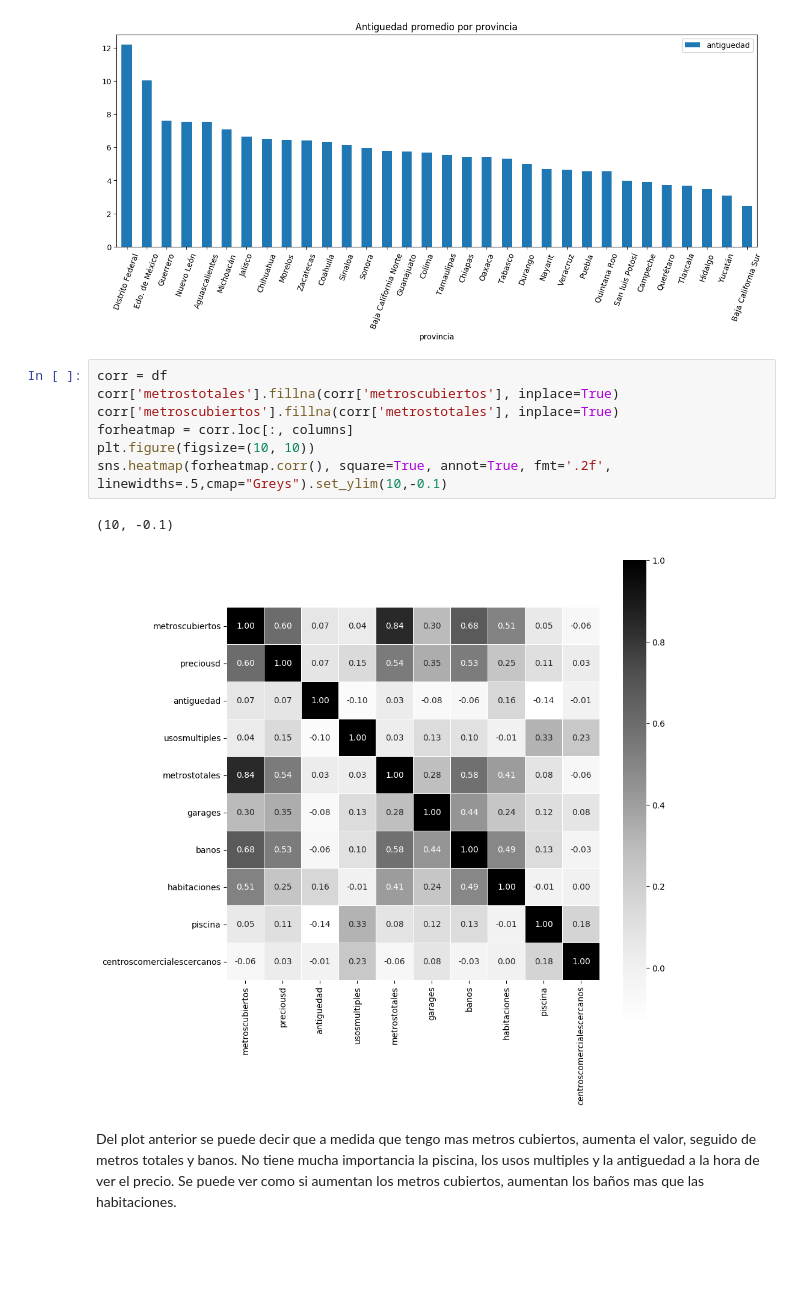
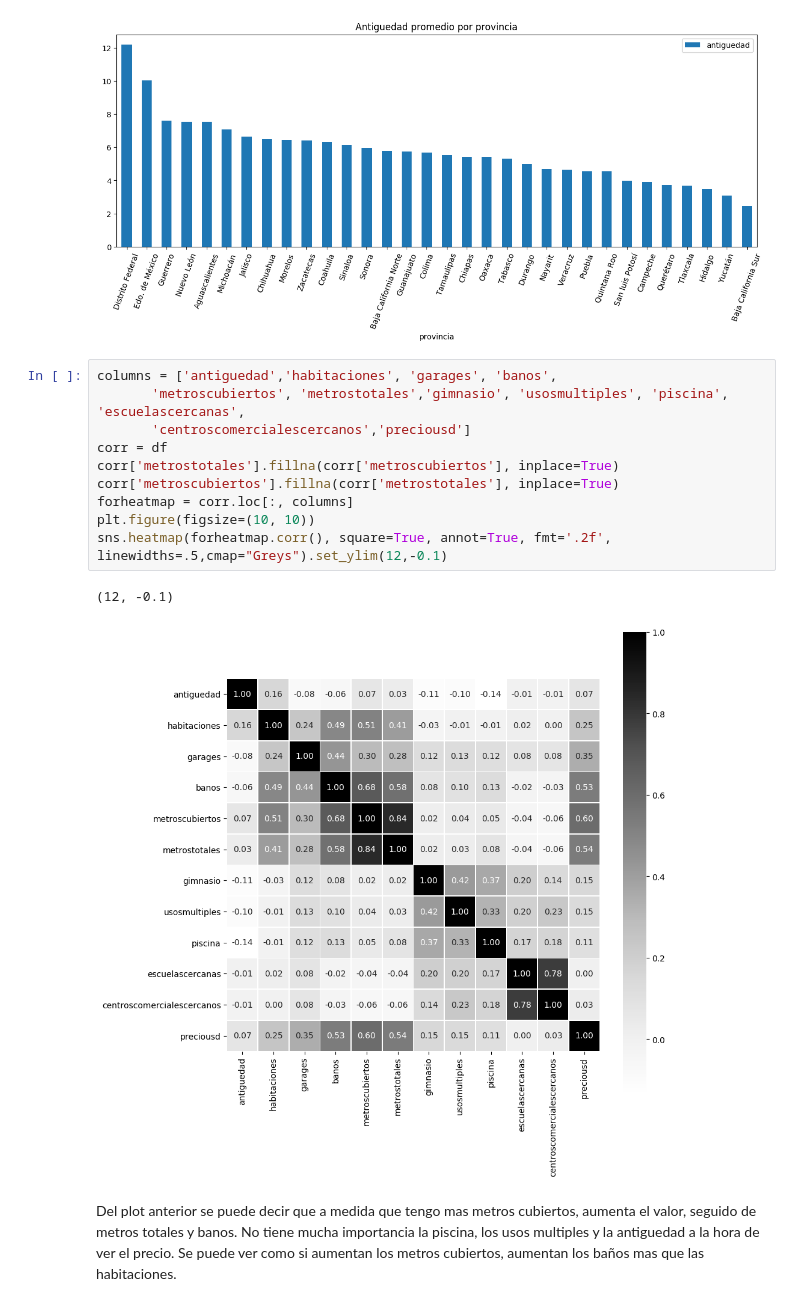
Before and after one commit to petermacgaul/orgaDatos-1, a Jupyter notebook: TP1/TP1.ipynb, the cells around one changed output. Cells and saved outputs as stored; diff of their text form; blank space fills up the shorter version.

```diff
--- a/TP1/TP1.ipynb
+++ b/TP1/TP1.ipynb
@@ -111,15 +46,18 @@ df.groupby('provincia').agg({'antiguedad': 'mean'})\
 # %% [output]
 [figure]
 # %%
+columns = ['antiguedad','habitaciones', 'garages', 'banos',
+       'metroscubiertos', 'metrostotales','gimnasio', 'usosmultiples', 'piscina', 'escuelascercanas',
+       'centroscomercialescercanos','preciousd']
 corr = df
 corr['metrostotales'].fillna(corr['metroscubiertos'], inplace=True)
 corr['metroscubiertos'].fillna(corr['metrostotales'], inplace=True)
 forheatmap = corr.loc[:, columns]
 plt.figure(figsize=(10, 10))
-sns.heatmap(forheatmap.corr(), square=True, annot=True, fmt='.2f', linewidths=.5,cmap="Greys").set_ylim(10,-0.1)
+sns.heatmap(forheatmap.corr(), square=True, annot=True, fmt='.2f', linewidths=.5,cmap="Greys").set_ylim(12,-0.1)
 # %% [output]
-(10, -0.1)
+(12, -0.1)
-[figure, old version]
+[figure, new version]
 # %% [markdown]
 Del plot anterior se puede decir que a medida que tengo mas metros cubiertos, aumenta el valor, seguido de metros totales y banos. No tiene mucha importancia la piscina, los usos multiples y la antiguedad a la hora de ver el precio. Se puede ver como si aumentan los metros cubiertos, aumentan los baños mas que las habitaciones.
 # %%
```
Also changed, not shown: parts of 13 cells of this notebook, 1 other file.
